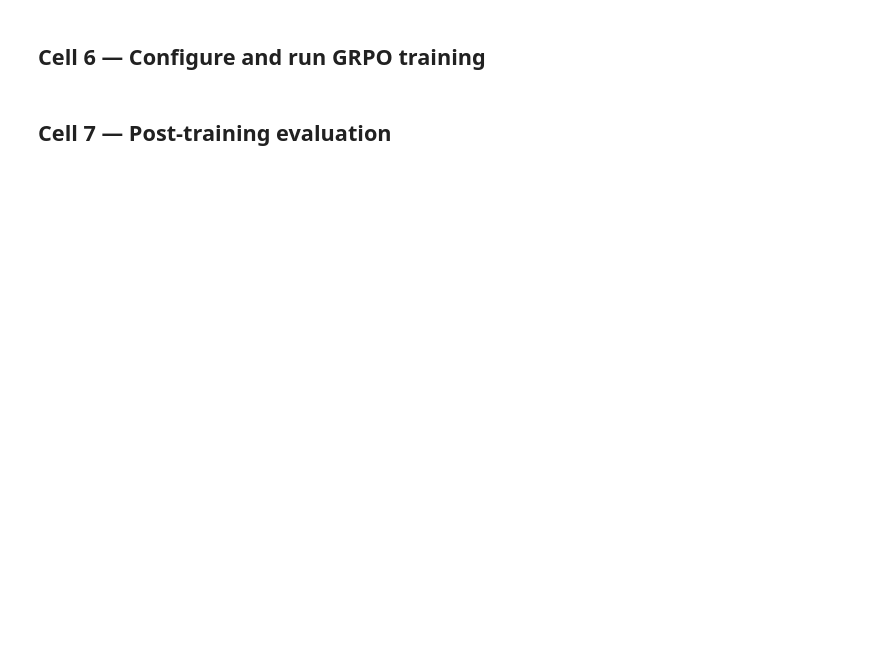
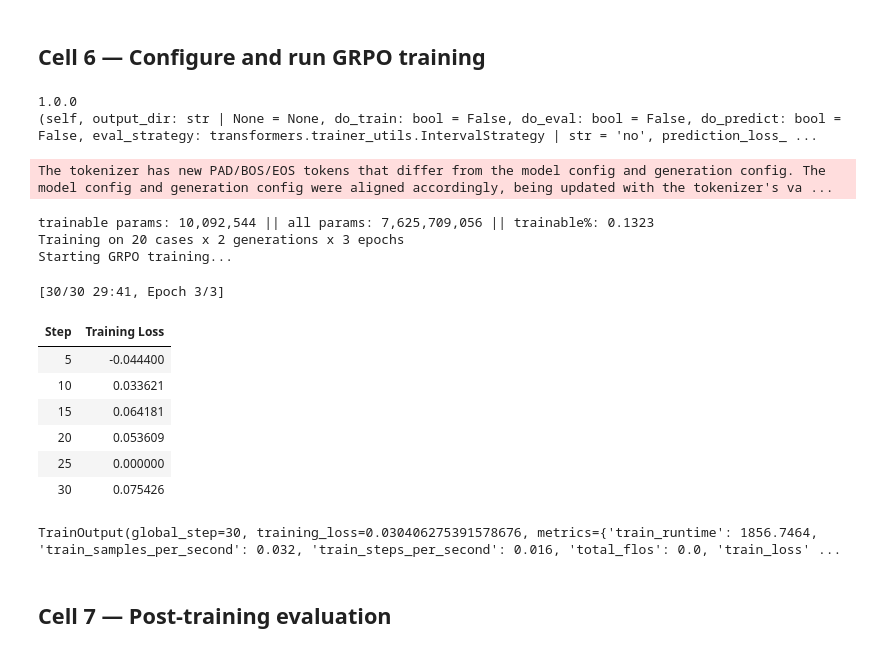
Before and after one commit to thisis-gp/clinical-data-env, a Jupyter notebook: train_grpo.ipynb, the cells around one changed output. Cells and saved outputs as stored; diff of their text form; code cells hidden in the pictures; blank space fills up the shorter version.

Commit message:
Fix benchmark file encoding and sync Colab GRPO notebook

```diff
--- a/train_grpo.ipynb
+++ b/train_grpo.ipynb
@@ -281,63 +308,86 @@ baseline_mean, baseline_by_diff, baseline_scores = run_eval(
 # %% [markdown]
 ## Cell 6 — Configure and run GRPO training
+# %%
+import trl, inspect
+from trl import GRPOConfig
+
+print(trl.__version__)
+print(inspect.signature(GRPOConfig.__init__))
+# %% [output]
+1.0.0
+(self, output_dir: str | None = None, do_train: bool = False, do_eval: bool = False, do_predict: bool = False, eval_strategy: transformers.trainer_utils.IntervalStrategy | str = 'no', prediction_loss_ ...
 # %%
 from peft import LoraConfig, get_peft_model, prepare_model_for_kbit_training
 from trl import GRPOConfig, GRPOTrainer
+import torch
 
-# Prepare model for LoRA fine-tuning
 base_model = prepare_model_for_kbit_training(base_model)
 
 lora_config = LoraConfig(
     r=16,
     lora_alpha=32,
-    target_modules=['q_proj', 'k_proj', 'v_proj', 'o_proj'],
+    target_modules=["q_proj", "k_proj", "v_proj", "o_proj"],
     lora_dropout=0.05,
-    bias='none',
-    task_type='CAUSAL_LM',
+    bias="none",
+    task_type="CAUSAL_LM",
 )
 
 peft_model = get_peft_model(base_model, lora_config)
+
+# Important on Colab T4: keep trainable adapter params out of bf16
+for param in peft_model.parameters():
+    if param.requires_grad:
+        param.data = param.data.float()
+
 peft_model.print_trainable_parameters()
 
 grpo_config = GRPOConfig(
-    # Training
+    output_dir="/content/grpo-task4",
     num_train_epochs=3,
     per_device_train_batch_size=1,
     gradient_accumulation_steps=4,
     learning_rate=5e-6,
-    lr_scheduler_type='cosine',
-    warmup_ratio=0.1,
-    bf16=True,
-
-    # GRPO specific
-    num_generations=4,        # sample 4 completions per prompt, compare within group
-    max_new_tokens=512,
-    temperature=0.9,          # high temp during training for diversity
+    lr_scheduler_type="cosine",
+    warmup_steps=5,
+    fp16=False,
+    bf16=False,
+    num_generations=2,
+    max_completion_length=256,
+    temperature=0.9,
     top_p=0.9,
-
-    # Logging
     logging_steps=5,
-    output_dir='/kaggle/working/grpo-task4',
-    save_strategy='epoch',
-    report_to='none',
-
-    # Memory
-    max_prompt_length=1024,
+    save_strategy="epoch",
+    report_to="none",
     gradient_checkpointing=True,
     dataloader_num_workers=0,
+    remove_unused_columns=False,
 )
 
 trainer = GRPOTrainer(
     model=peft_model,
     reward_funcs=reward_fn,
     args=grpo_config,
     train_dataset=dataset,
     processing_class=tokenizer,
 )
 
-print(f'Training on {len(dataset)} cases × {grpo_config.num_generations} generations × {grpo_config.num_train_epochs} epochs')
-print('Starting GRPO training...')
+print(f"Training on {len(dataset)} cases x {grpo_config.num_generations} generations x {grpo_config.num_train_epochs} epochs")
+print("Starting GRPO training...")
 trainer.train()
+# %% [output]
+The tokenizer has new PAD/BOS/EOS tokens that differ from the model config and generation config. The model config and generation config were aligned accordingly, being updated with the tokenizer's va ...
+trainable params: 10,092,544 || all params: 7,625,709,056 || trainable%: 0.1323
+Training on 20 cases x 2 generations x 3 epochs
+Starting GRPO training...
+[30/30 29:41, Epoch 3/3]
+| Step | Training Loss |
+| 5 | -0.044400 |
+| 10 | 0.033621 |
+| 15 | 0.064181 |
+| 20 | 0.053609 |
+| 25 | 0.000000 |
+| 30 | 0.075426 |
+TrainOutput(global_step=30, training_loss=0.030406275391578676, metrics={'train_runtime': 1856.7464, 'train_samples_per_second': 0.032, 'train_steps_per_second': 0.016, 'total_flos': 0.0, 'train_loss' ...
 # %% [markdown]
 ## Cell 7 — Post-training evaluation
 # %%
```
Also changed, not shown: parts of 9 cells of this notebook, 4 other files.
